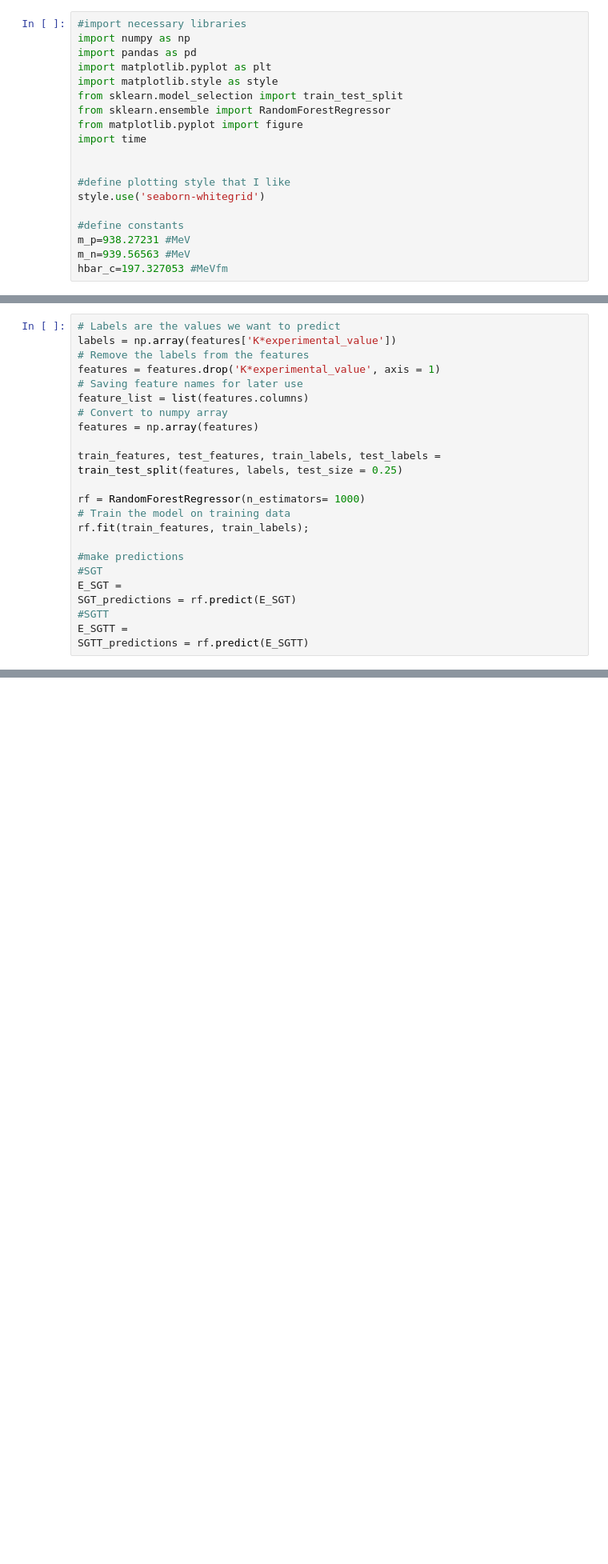
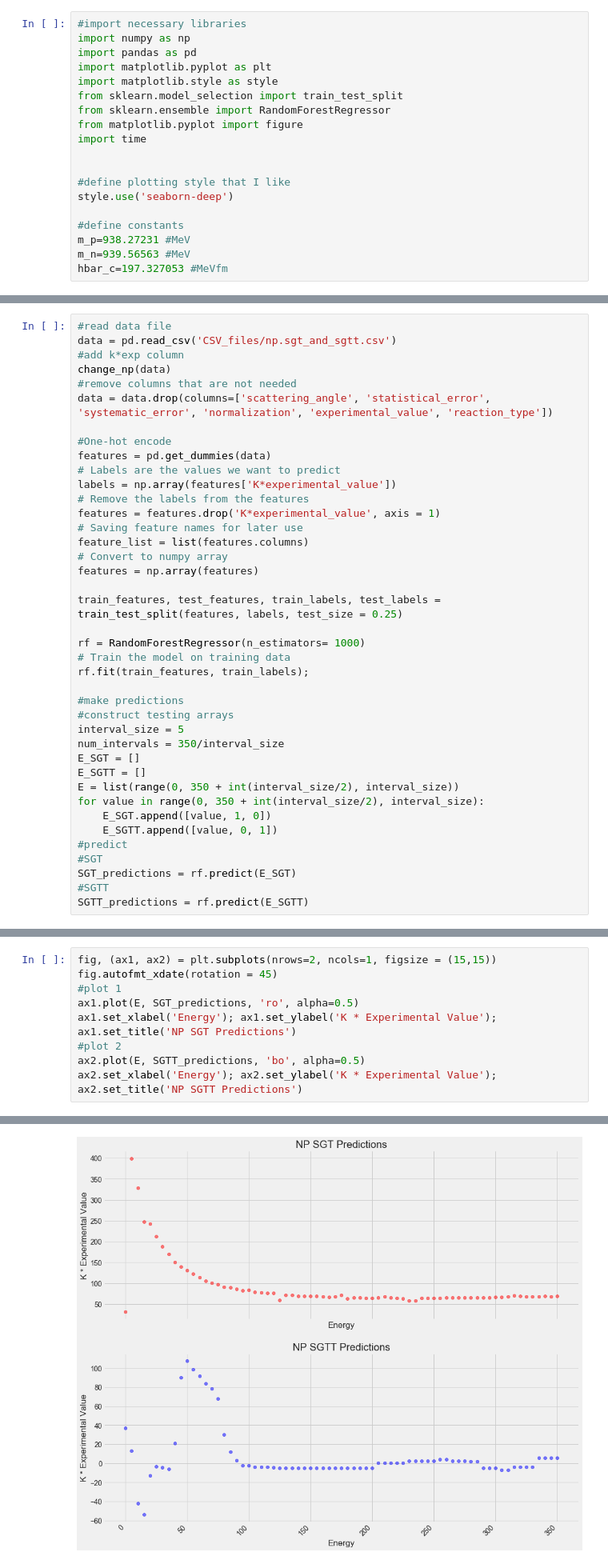
Before and after one commit to Steviered19/Scattering_Random_Forest, a Jupyter notebook: SGT_and_SGTT_Combined.ipynb, the cells around one changed output, grey strips where cells are left out. Shown: that part at 80% size. Saved outputs shown, nothing was run; the diff lists cells and outputs as text; blank space fills up the shorter version.

```diff
--- a/SGT_and_SGTT_Combined.ipynb
+++ b/SGT_and_SGTT_Combined.ipynb
@@ -11,7 +11,7 @@ import time
 
 
 #define plotting style that I like
-style.use('seaborn-whitegrid')
+style.use('seaborn-deep')
 
 #define constants
 m_p=938.27231 #MeV
@@ -175,4 +158,13 @@ features.head(3)
 # %%
+#read data file
+data = pd.read_csv('CSV_files/np.sgt_and_sgtt.csv')
+#add k*exp column
+change_np(data)
+#remove columns that are not needed
+data = data.drop(columns=['scattering_angle', 'statistical_error', 'systematic_error', 'normalization', 'experimental_value', 'reaction_type'])
+
+#One-hot encode
+features = pd.get_dummies(data)
 # Labels are the values we want to predict
 labels = np.array(features['K*experimental_value'])
 # Remove the labels from the features
@@ -189,9 +181,17 @@ rf = RandomForestRegressor(n_estimators= 1000)
 rf.fit(train_features, train_labels);
 
 #make predictions
+#construct testing arrays
+interval_size = 5
+num_intervals = 350/interval_size
+E_SGT = []
+E_SGTT = []
+E = list(range(0, 350 + int(interval_size/2), interval_size))
+for value in range(0, 350 + int(interval_size/2), interval_size):
+    E_SGT.append([value, 1, 0])
+    E_SGTT.append([value, 0, 1])
+#predict
 #SGT
-E_SGT =
 SGT_predictions = rf.predict(E_SGT)
 #SGTT
-E_SGTT =
 SGTT_predictions = rf.predict(E_SGTT)
@@ -201,0 +198,10 @@ train_and_plot()
+# %%
+fig, (ax1, ax2) = plt.subplots(nrows=2, ncols=1, figsize = (15,15))
+fig.autofmt_xdate(rotation = 45)
+#plot 1
+ax1.plot(E, SGT_predictions, 'ro', alpha=0.5)
+ax1.set_xlabel('Energy'); ax1.set_ylabel('K * Experimental Value'); ax1.set_title('NP SGT Predictions')
+#plot 2
+ax2.plot(E, SGTT_predictions, 'bo', alpha=0.5)
+ax2.set_xlabel('Energy'); ax2.set_ylabel('K * Experimental Value'); ax2.set_title('NP SGTT Predictions')
+# %% [output]
@@ -201,0 +209 @@ train_and_plot()
+[figure, added]
```
Also changed, not shown: parts of 5 cells of this notebook, 3 other files.
